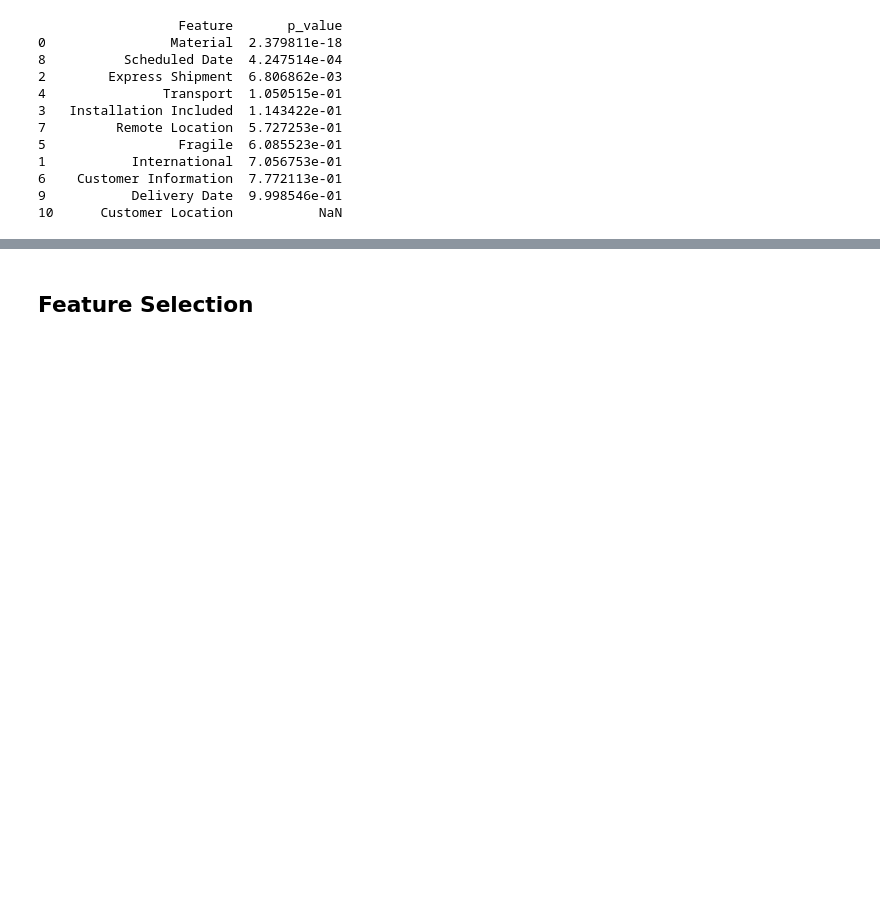
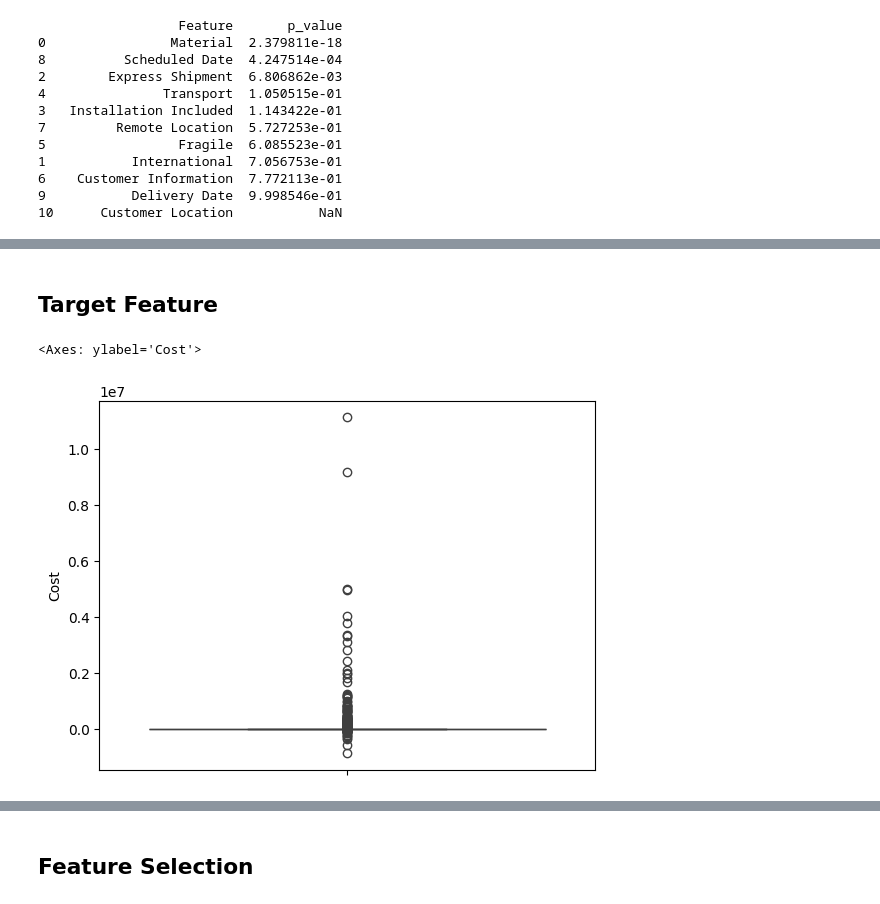
Before and after one commit to Ahmed2797/Shipment-Price-Prediction-System-ML-AWS-, a Jupyter notebook: notebook/EDA_experiment.ipynb, the cells around one changed output, grey strips where cells are left out. Cells and saved outputs as stored; diff of their text form; code cells hidden in the pictures; blank space fills up the shorter version.

```diff
--- a/notebook/EDA_experiment.ipynb
+++ b/notebook/EDA_experiment.ipynb
@@ -1836,0 +1843,7 @@ print(ranked)
+# %% [markdown]
+## Target Feature
+# %%
+sns.boxplot(df['Cost'])
+# %% [output]
+<Axes: ylabel='Cost'>
+[figure, added]
```
Also changed, not shown: parts of 40 cells of this notebook, 1 other file.
